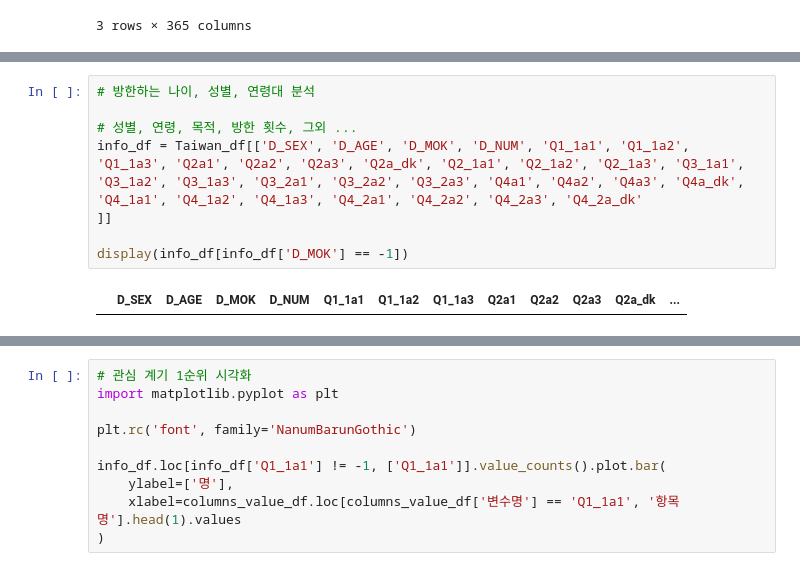
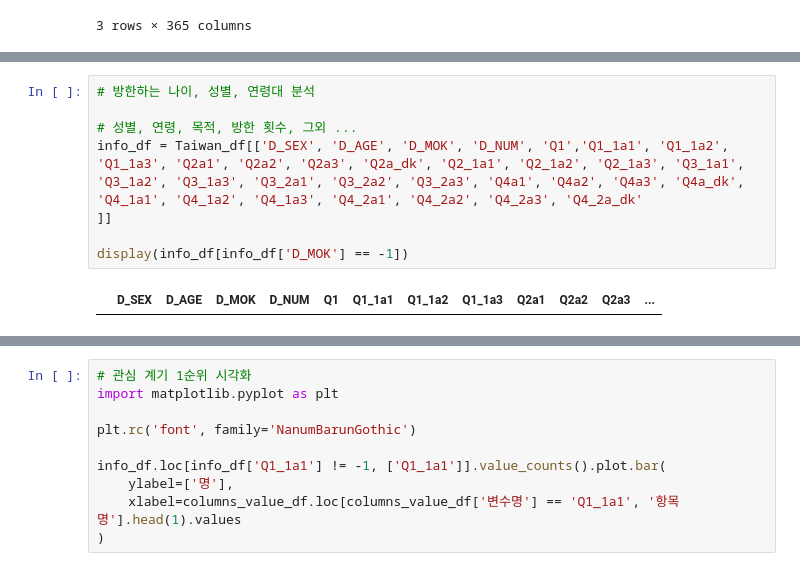
Before and after one commit to kKn00077/techit-travel-data-analysis, a Jupyter notebook: Taiwan.ipynb, the cells around one changed output, grey strips where cells are left out. Cells and saved outputs as stored; diff of their text form.

```diff
--- a/Taiwan.ipynb
+++ b/Taiwan.ipynb
@@ -183,10 +163,10 @@ for col, mapping in mapping_dict.items():
 # %%
 # 방한하는 나이, 성별, 연령대 분석
 
 # 성별, 연령, 목적, 방한 횟수, 그외 ...
-info_df = Taiwan_df[['D_SEX', 'D_AGE', 'D_MOK', 'D_NUM', 'Q1_1a1', 'Q1_1a2', 'Q1_1a3', 'Q2a1', 'Q2a2', 'Q2a3', 'Q2a_dk', 'Q2_1a1', 'Q2_1a2', 'Q2_1a3', 'Q3_1a1', 'Q3_1a2', 'Q3_1a3', 'Q3_2a1', 'Q3_2a2', 'Q3_2a3', 'Q4a1', 'Q4a2', 'Q4a3', 'Q4a_dk', 'Q4_1a1', 'Q4_1a2', 'Q4_1a3', 'Q4_2a1', 'Q4_2a2', 'Q4_2a3', 'Q4_2a_dk'
+info_df = Taiwan_df[['D_SEX', 'D_AGE', 'D_MOK', 'D_NUM', 'Q1','Q1_1a1', 'Q1_1a2', 'Q1_1a3', 'Q2a1', 'Q2a2', 'Q2a3', 'Q2a_dk', 'Q2_1a1', 'Q2_1a2', 'Q2_1a3', 'Q3_1a1', 'Q3_1a2', 'Q3_1a3', 'Q3_2a1', 'Q3_2a2', 'Q3_2a3', 'Q4a1', 'Q4a2', 'Q4a3', 'Q4a_dk', 'Q4_1a1', 'Q4_1a2', 'Q4_1a3', 'Q4_2a1', 'Q4_2a2', 'Q4_2a3', 'Q4_2a_dk'
 ]]
 
 display(info_df[info_df['D_MOK'] == -1])
 # %% [output]
-|  | D_SEX | D_AGE | D_MOK | D_NUM | Q1_1a1 | Q1_1a2 | Q1_1a3 | Q2a1 | Q2a2 | Q2a3 | Q2a_dk | ... |
+|  | D_SEX | D_AGE | D_MOK | D_NUM | Q1 | Q1_1a1 | Q1_1a2 | Q1_1a3 | Q2a1 | Q2a2 | Q2a3 | ... |
```
Also changed, not shown: parts of 16 cells of this notebook.
